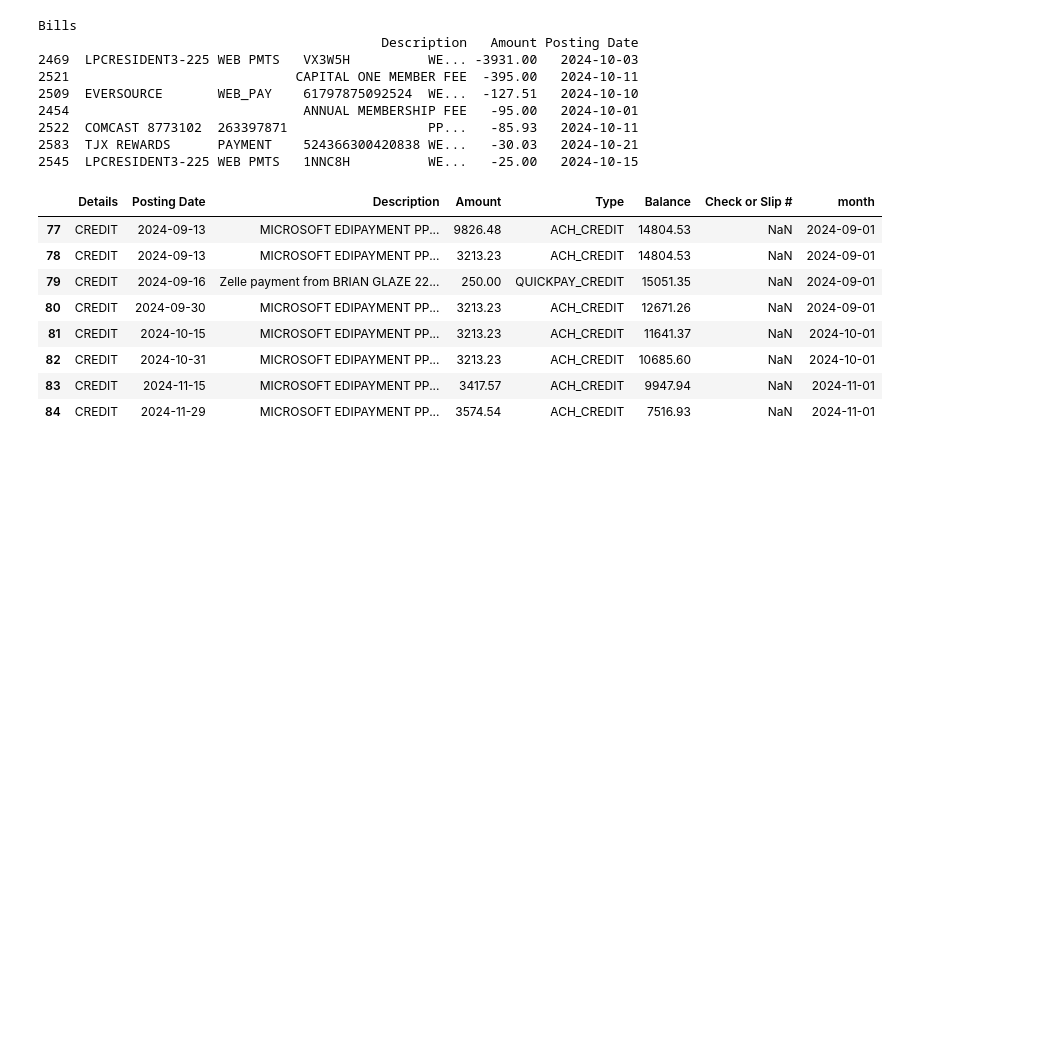
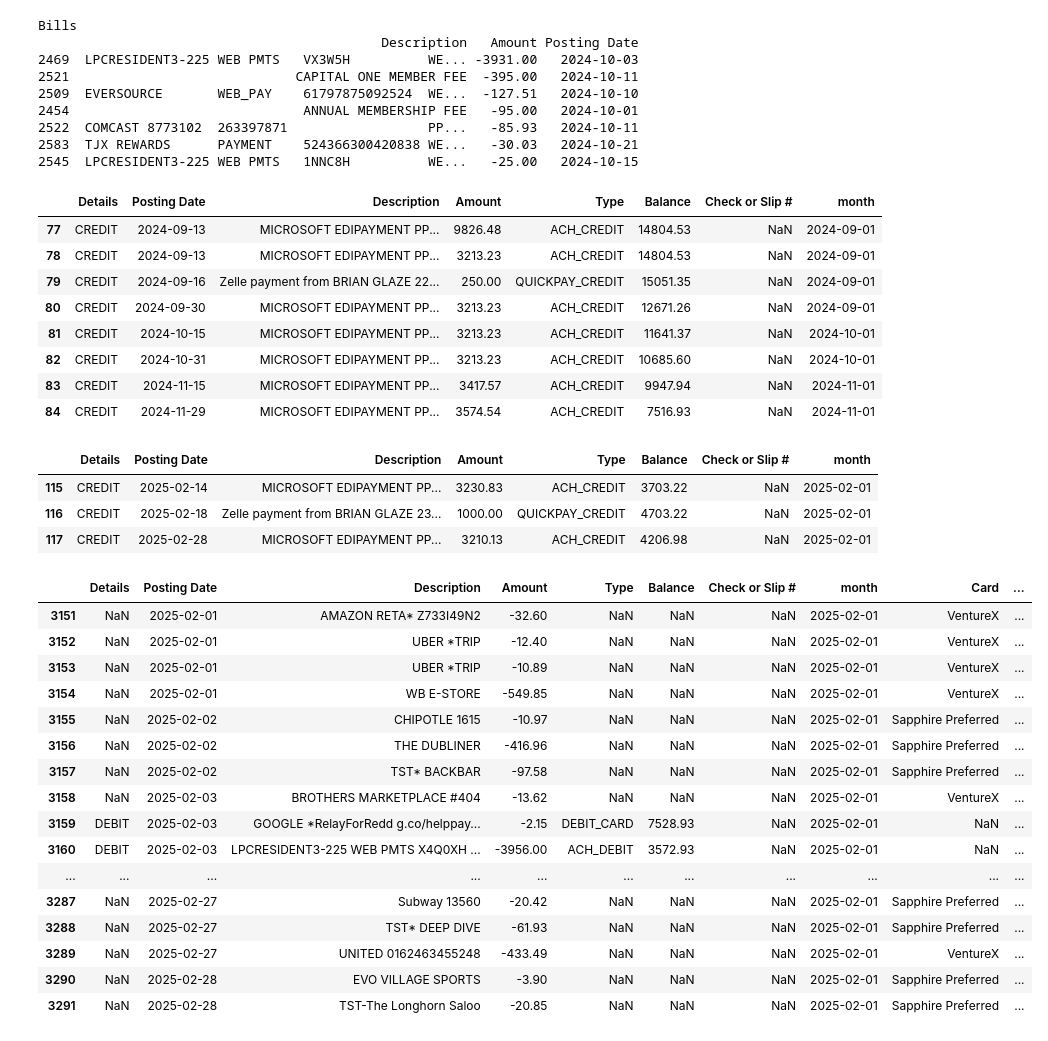
Before and after one commit to nglaze00/budget, a Jupyter notebook: expenses.ipynb, the cells around one changed output. Drawn from its saved outputs; the diff is of its cells as text; code cells hidden in the pictures; blank space fills up the shorter version.

```diff
--- a/expenses.ipynb
+++ b/expenses.ipynb
@@ -590,3 +579,32 @@ this_month_income_df
 | 82 | CREDIT | 2024-10-31 | MICROSOFT EDIPAYMENT PP... | 3213.23 | ACH_CREDIT | 10685.60 | NaN | 2024-10-01 |
 | 83 | CREDIT | 2024-11-15 | MICROSOFT EDIPAYMENT PP... | 3417.57 | ACH_CREDIT | 9947.94 | NaN | 2024-11-01 |
 | 84 | CREDIT | 2024-11-29 | MICROSOFT EDIPAYMENT PP... | 3574.54 | ACH_CREDIT | 7516.93 | NaN | 2024-11-01 |
+# %%
+income_df[income_df.month == "2025-02-01"]
+# %% [output]
+|  | Details | Posting Date | Description | Amount | Type | Balance | Check or Slip # | month |
+| 115 | CREDIT | 2025-02-14 | MICROSOFT EDIPAYMENT PP... | 3230.83 | ACH_CREDIT | 3703.22 | NaN | 2025-02-01 |
+| 116 | CREDIT | 2025-02-18 | Zelle payment from BRIAN GLAZE 23... | 1000.00 | QUICKPAY_CREDIT | 4703.22 | NaN | 2025-02-01 |
+| 117 | CREDIT | 2025-02-28 | MICROSOFT EDIPAYMENT PP... | 3210.13 | ACH_CREDIT | 4206.98 | NaN | 2025-02-01 |
+# %%
+# show all rows
+pd.set_option("display.max_rows", None)
+expense_df[expense_df.month == "2025-02-01"]
+# %% [output]
+|  | Details | Posting Date | Description | Amount | Type | Balance | Check or Slip # | month | Card | ... |
+| 3151 | NaN | 2025-02-01 | AMAZON RETA* Z733I49N2 | -32.60 | NaN | NaN | NaN | 2025-02-01 | VentureX | ... |
+| 3152 | NaN | 2025-02-01 | UBER *TRIP | -12.40 | NaN | NaN | NaN | 2025-02-01 | VentureX | ... |
+| 3153 | NaN | 2025-02-01 | UBER *TRIP | -10.89 | NaN | NaN | NaN | 2025-02-01 | VentureX | ... |
+| 3154 | NaN | 2025-02-01 | WB E-STORE | -549.85 | NaN | NaN | NaN | 2025-02-01 | VentureX | ... |
+| 3155 | NaN | 2025-02-02 | CHIPOTLE 1615 | -10.97 | NaN | NaN | NaN | 2025-02-01 | Sapphire Preferred | ... |
+| 3156 | NaN | 2025-02-02 | THE DUBLINER | -416.96 | NaN | NaN | NaN | 2025-02-01 | Sapphire Preferred | ... |
+| 3157 | NaN | 2025-02-02 | TST* BACKBAR | -97.58 | NaN | NaN | NaN | 2025-02-01 | Sapphire Preferred | ... |
+| 3158 | NaN | 2025-02-03 | BROTHERS MARKETPLACE #404 | -13.62 | NaN | NaN | NaN | 2025-02-01 | VentureX | ... |
+| 3159 | DEBIT | 2025-02-03 | GOOGLE *RelayForRedd g.co/helppay... | -2.15 | DEBIT_CARD | 7528.93 | NaN | 2025-02-01 | NaN | ... |
+| 3160 | DEBIT | 2025-02-03 | LPCRESIDENT3-225 WEB PMTS X4Q0XH ... | -3956.00 | ACH_DEBIT | 3572.93 | NaN | 2025-02-01 | NaN | ... |
+| ... | ... | ... | ... | ... | ... | ... | ... | ... | ... | ... |
+| 3287 | NaN | 2025-02-27 | Subway 13560 | -20.42 | NaN | NaN | NaN | 2025-02-01 | Sapphire Preferred | ... |
+| 3288 | NaN | 2025-02-27 | TST* DEEP DIVE | -61.93 | NaN | NaN | NaN | 2025-02-01 | Sapphire Preferred | ... |
+| 3289 | NaN | 2025-02-27 | UNITED 0162463455248 | -433.49 | NaN | NaN | NaN | 2025-02-01 | VentureX | ... |
+| 3290 | NaN | 2025-02-28 | EVO VILLAGE SPORTS | -3.90 | NaN | NaN | NaN | 2025-02-01 | Sapphire Preferred | ... |
+| 3291 | NaN | 2025-02-28 | TST-The Longhorn Saloo | -20.85 | NaN | NaN | NaN | 2025-02-01 | Sapphire Preferred | ... |
```
Also changed, not shown: parts of 14 cells of this notebook, 3 other files.
